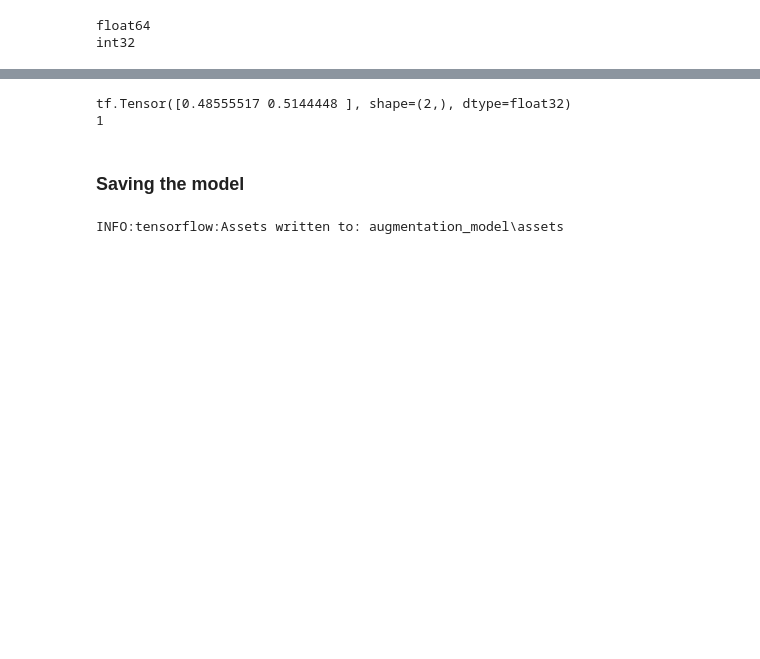
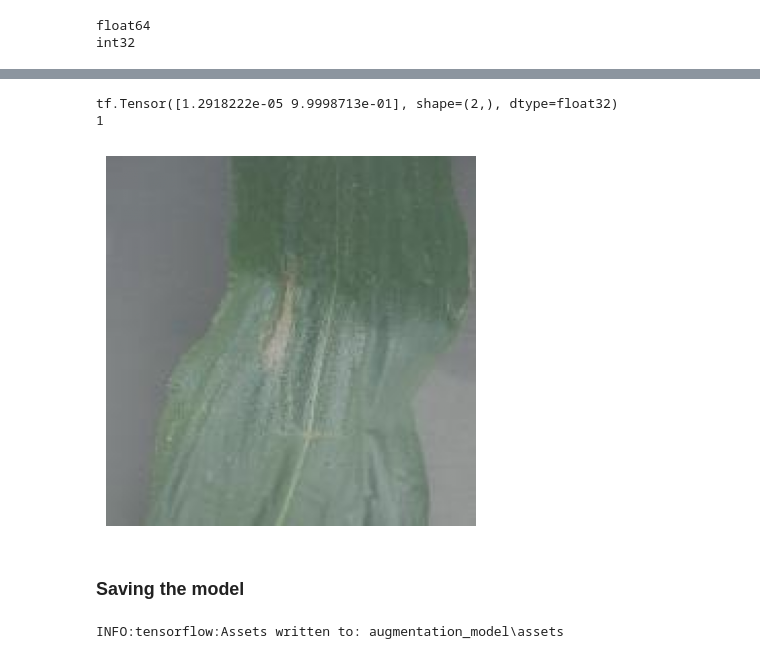
Before and after one commit to qinyanjuidavid/Image-Augmentation, a Jupyter notebook: AugmentationProject.ipynb, the cells around one changed output, grey strips where cells are left out. Cells and saved outputs as stored; diff of their text form; code cells hidden in the pictures; blank space fills up the shorter version.

Commit message:
Worked on the maize leafe images

```diff
--- a/AugmentationProject.ipynb
+++ b/AugmentationProject.ipynb
@@ -359,0 +356,12 @@ model.evaluate(x_test_scaled,y_test)
+# %%
+test_images=list(glob.glob(f"{os.getcwd()}/testing/*.jpg"))
+print(len(test_images))
+t=[]
+for image in test_images:
+    img=cv2.imread(str(image))
+    resized_img=cv2.resize(img,(180,180))
+    t.append(resized_img)
+t=np.array(t)
+# plt.imshow(t[0])
+# plt.axis('off')
+# plt.show()
@@ -359,0 +370,3 @@ model.evaluate(x_test_scaled,y_test)
+# %%
+t_scale=t/255
+print(t_scale)
@@ -360,11 +391,17 @@ model.evaluate(x_test_scaled,y_test)
 # %%
-prediction=model.predict(x_train_scaled)
-score=tf.nn.softmax(prediction[0])
+prediction=model.predict(t_scale)
+score=tf.nn.softmax(prediction[2]) #Picks the set of values in the tensor and picks the biggest on
 print(score)
-print(np.argmax(score))
+print(np.argmax(score)) #Returns the index of the max value
 # %% [output]
-tf.Tensor([0.48555517 0.5144448 ], shape=(2,), dtype=float32)
+tf.Tensor([1.2918222e-05 9.9998713e-01], shape=(2,), dtype=float32)
 1
+# %%
+plt.imshow(t_scale[2])
+plt.axis("off")
+plt.show()
+# %% [output]
+[figure, added]
 # %% [markdown]
 ### Saving the model
 # %%
```
Also changed, not shown: parts of 23 cells of this notebook, 6 other files.
